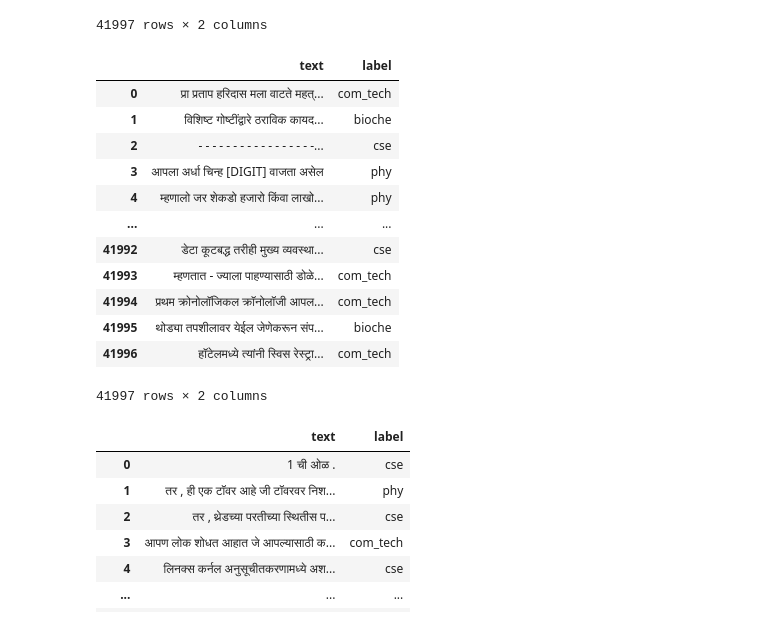
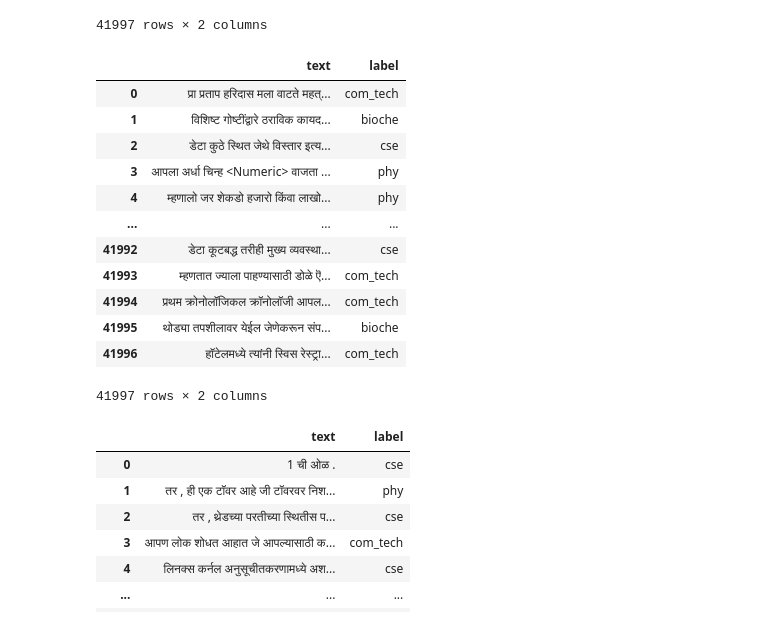
Before and after one commit to athrvkk/ICON-2020-TechDoFication, a Jupyter notebook: domain-adaptive-embeddings/analyze-embeddings.ipynb, the cells around one changed output. Cells and saved outputs as stored; diff of their text form; code cells hidden in the pictures.

Commit message:
uploaded preprocess

```diff
--- a/domain-adaptive-embeddings/analyze-embeddings.ipynb
+++ b/domain-adaptive-embeddings/analyze-embeddings.ipynb
@@ -17,7 +19,4 @@ import matplotlib.pyplot as plt
 %matplotlib notebook
 # %% [markdown]
 # Read and Preprocess data
-# %%
-def read_data(path):
-    return pd.read_csv(path)
 # %%
@@ -56,6 +87,8 @@ def preprocess_data(text):
+# %%
+obj = Preprocess()
 # %%
 training_path = "../dataset/original-dataset/marathi-training-data.csv"
-training_data = read_data(training_path)
+training_data = obj.read_data(training_path)
 training_data
 # %% [output]
 |  | text | label |
@@ -72,18 +105,18 @@ training_data
 | 41996 | आणि एका हॉटेलमध्ये त्यांनी एका स्... | com_tech |
 41997 rows × 2 columns
 # %%
-training_data['text'] = training_data.text.apply(lambda x: preprocess_data(x))
+training_data['text'] = training_data.text.apply(lambda x: obj.preprocess_data(x))
 training_data
 # %% [output]
 |  | text | label |
 | 0 | प्रा प्रताप हरिदास मला वाटते महत्... | com_tech |
 | 1 | विशिष्ट गोष्टींद्वारे ठराविक कायद... | bioche |
-| 2 | - - - - - - - - - - - - - - - - -... | cse |
-| 3 | आपला अर्धा चिन्ह [DIGIT] वाजता असेल | phy |
+| 2 | डेटा कुठे स्थित जेथे विस्तार इत्य... | cse |
+| 3 | आपला अर्धा चिन्ह <Numeric> वाजता ... | phy |
 | 4 | म्हणालो जर शेकडो हजारो किंवा लाखो... | phy |
 | ... | ... | ... |
 | 41992 | डेटा कूटबद्ध तरीही मुख्य व्यवस्था... | cse |
-| 41993 | म्हणतात - ज्याला पाहण्यासाठी डोळे... | com_tech |
+| 41993 | म्हणतात ज्याला पाहण्यासाठी डोळे ऎ... | com_tech |
 | 41994 | प्रथम क्रोनोलॉजिकल क्रॉनोलॉजी आपल... | com_tech |
 | 41995 | थोड्या तपशीलावर येईल जेणेकरून संप... | bioche |
 | 41996 | हॉटेलमध्ये त्यांनी स्विस रेस्ट्रा... | com_tech |
```
Also changed, not shown: parts of 10 cells of this notebook, 2 other files.
